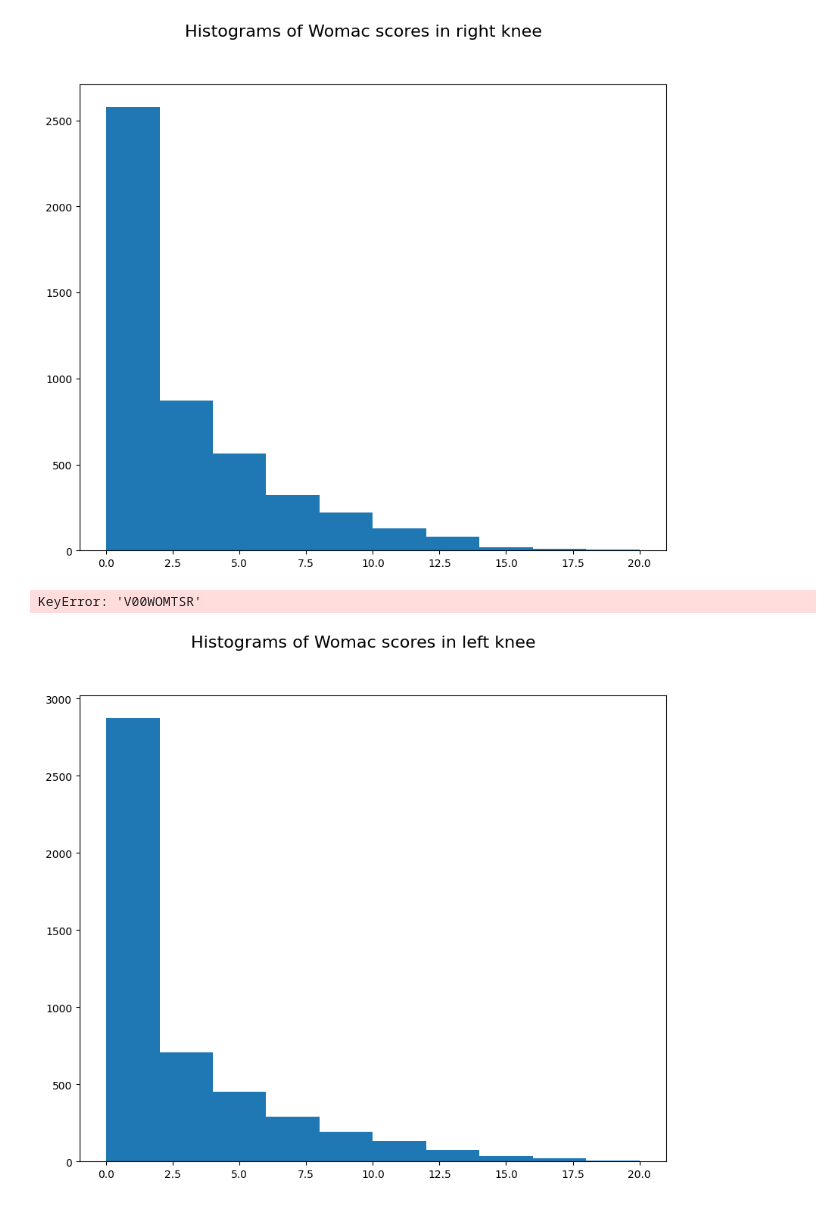
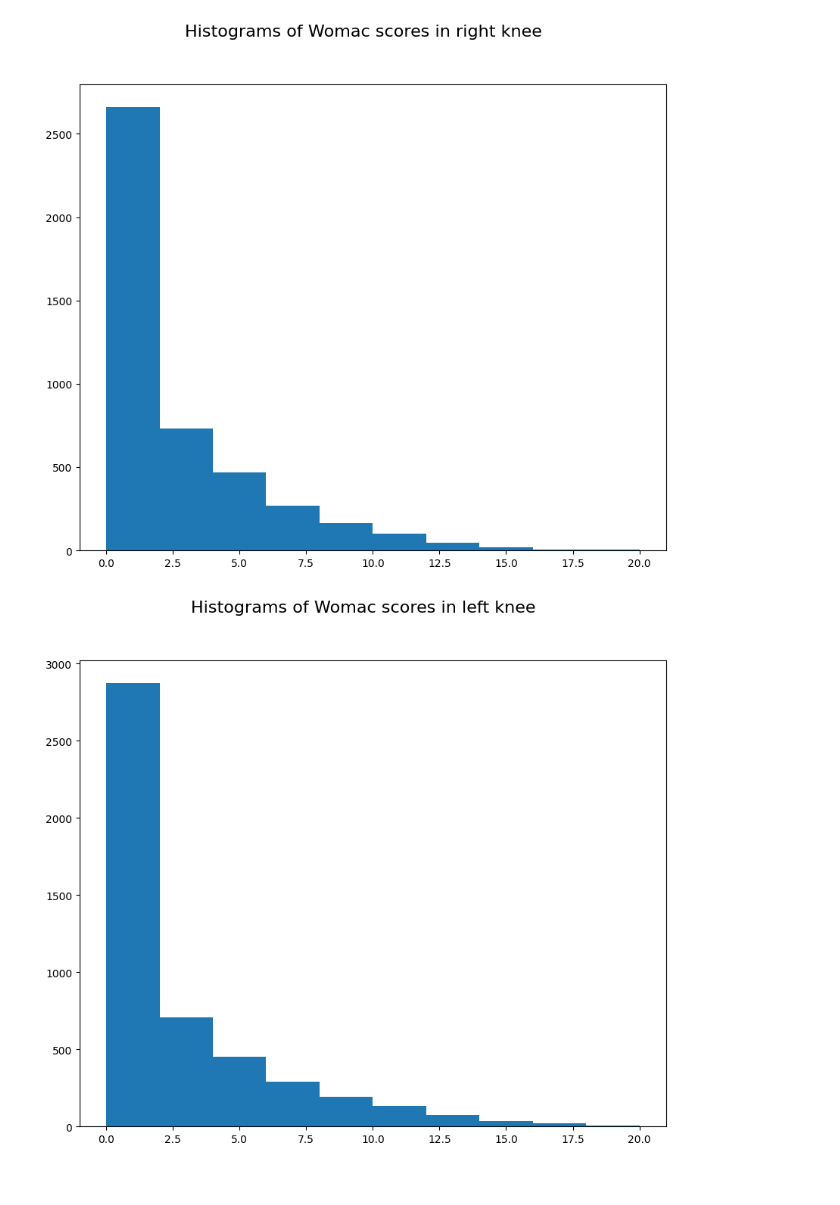
Before and after one commit to a-lundsgaard/XAI-in-Medical-Image-Analysis, a Jupyter notebook: notebooks/magnus_notebook.ipynb, the cells around one changed output. Drawn from its saved outputs; the diff is of its cells as text; code cells hidden in the pictures.

```diff
--- a/notebooks/magnus_notebook.ipynb
+++ b/notebooks/magnus_notebook.ipynb
@@ -59,12 +22,8 @@ For example, when doing 'df[col].method(value, inplace=True)', try using 'df.met
-# %%
-data
-# %% [output]
-[figure, removed]
 # %%
-womac_right_knee = data['V00WOMKPR']
+womac_right_knee = meta_data['V01WOMKPR']
 womac_right_knee.hist(bins=10, figsize=(10, 8), grid=False)
 plt.suptitle('Histograms of Womac scores in right knee', fontsize=16)
 plt.show()
 # %% [output]
-KeyError: 'V00WOMTSR'
+[figure, added]
 # %%
```
Also changed, not shown: parts of 5 cells of this notebook, 3 other files.
